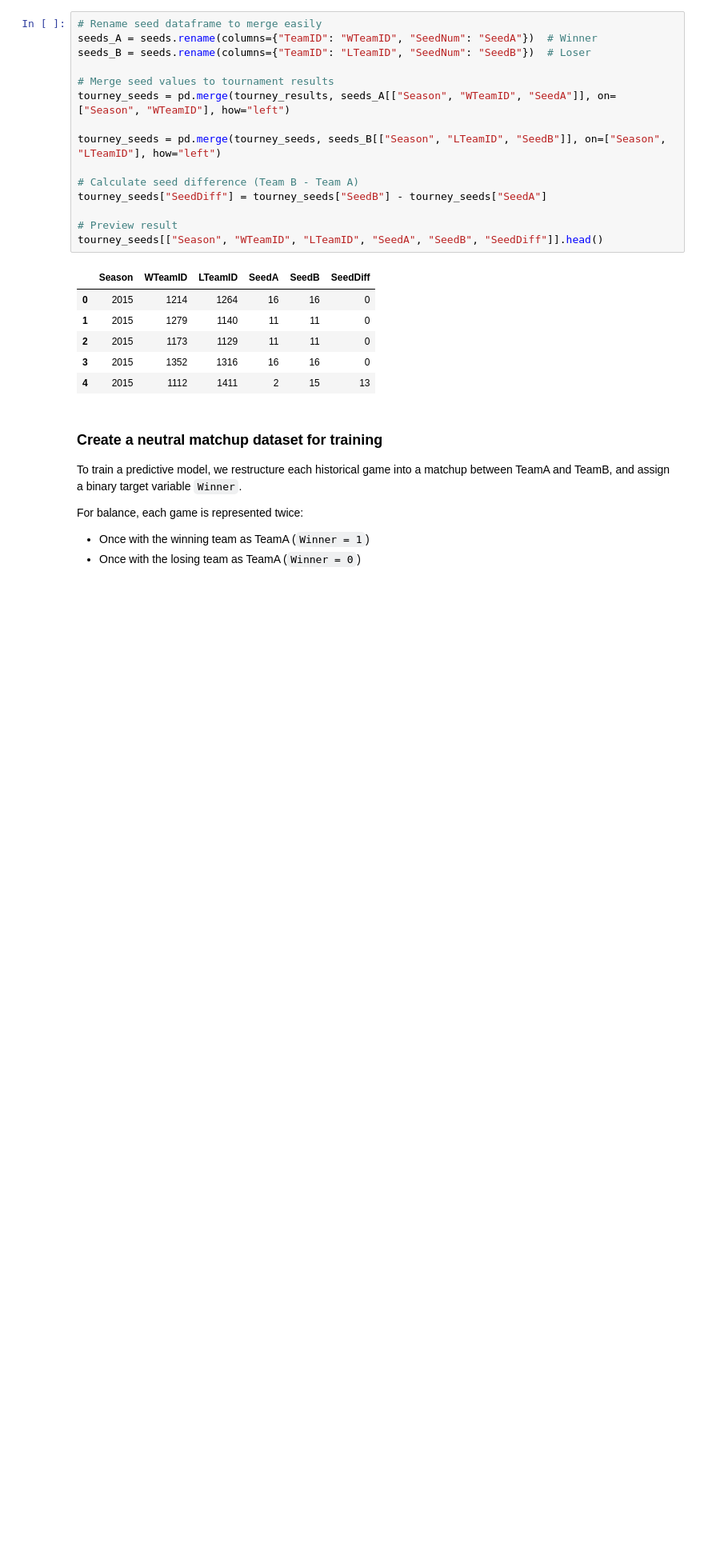
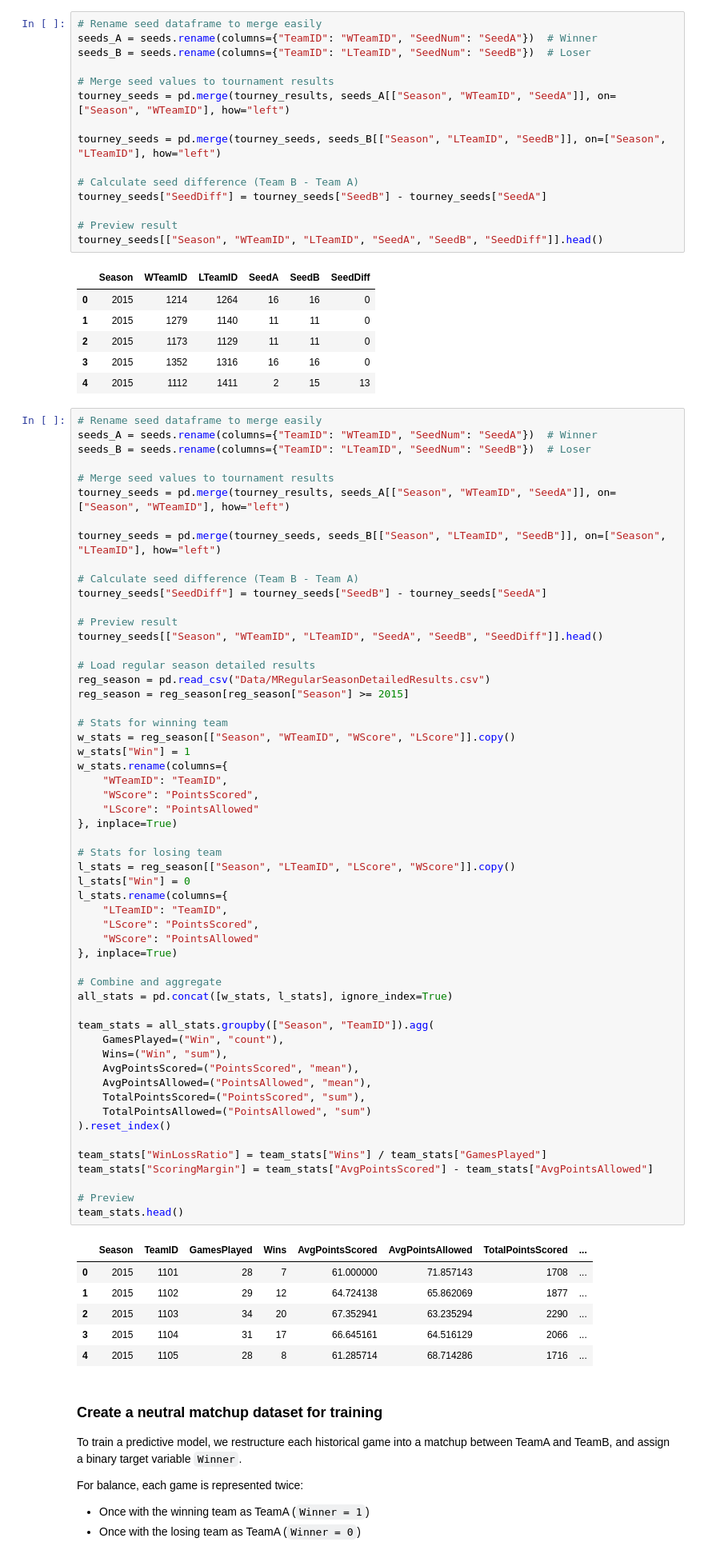
Before and after one commit to xsarias/SystemsA-D, a Jupyter notebook: Workshop_3/Simulations/simulations.ipynb, the cells around one changed output. Shown at 80% size. Saved outputs shown, nothing was run; the diff lists cells and outputs as text; blank space fills up the shorter version.

```diff
--- a/Workshop_3/Simulations/simulations.ipynb
+++ b/Workshop_3/Simulations/simulations.ipynb
@@ -151,6 +151,68 @@ tourney_seeds[["Season", "WTeamID", "LTeamID", "SeedA", "SeedB", "SeedDiff"]].he
 | 2 | 2015 | 1173 | 1129 | 11 | 11 | 0 |
 | 3 | 2015 | 1352 | 1316 | 16 | 16 | 0 |
 | 4 | 2015 | 1112 | 1411 | 2 | 15 | 13 |
+# %%
+# Rename seed dataframe to merge easily
+seeds_A = seeds.rename(columns={"TeamID": "WTeamID", "SeedNum": "SeedA"})  # Winner
+seeds_B = seeds.rename(columns={"TeamID": "LTeamID", "SeedNum": "SeedB"})  # Loser
+
+# Merge seed values to tournament results
+tourney_seeds = pd.merge(tourney_results, seeds_A[["Season", "WTeamID", "SeedA"]], on=["Season", "WTeamID"], how="left")
+
+tourney_seeds = pd.merge(tourney_seeds, seeds_B[["Season", "LTeamID", "SeedB"]], on=["Season", "LTeamID"], how="left")
+
+# Calculate seed difference (Team B - Team A)
+tourney_seeds["SeedDiff"] = tourney_seeds["SeedB"] - tourney_seeds["SeedA"]
+
+# Preview result
+tourney_seeds[["Season", "WTeamID", "LTeamID", "SeedA", "SeedB", "SeedDiff"]].head()
+
+# Load regular season detailed results
+reg_season = pd.read_csv("Data/MRegularSeasonDetailedResults.csv")
+reg_season = reg_season[reg_season["Season"] >= 2015]
+
+# Stats for winning team
+w_stats = reg_season[["Season", "WTeamID", "WScore", "LScore"]].copy()
+w_stats["Win"] = 1
+w_stats.rename(columns={
+    "WTeamID": "TeamID",
+    "WScore": "PointsScored",
+    "LScore": "PointsAllowed"
+}, inplace=True)
+
+# Stats for losing team
+l_stats = reg_season[["Season", "LTeamID", "LScore", "WScore"]].copy()
+l_stats["Win"] = 0
+l_stats.rename(columns={
+    "LTeamID": "TeamID",
+    "LScore": "PointsScored",
+    "WScore": "PointsAllowed"
+}, inplace=True)
+
+# Combine and aggregate
+all_stats = pd.concat([w_stats, l_stats], ignore_index=True)
+
+team_stats = all_stats.groupby(["Season", "TeamID"]).agg(
+    GamesPlayed=("Win", "count"),
+    Wins=("Win", "sum"),
+    AvgPointsScored=("PointsScored", "mean"),
+    AvgPointsAllowed=("PointsAllowed", "mean"),
+    TotalPointsScored=("PointsScored", "sum"),
+    TotalPointsAllowed=("PointsAllowed", "sum")
+).reset_index()
+
+team_stats["WinLossRatio"] = team_stats["Wins"] / team_stats["GamesPlayed"]
+team_stats["ScoringMargin"] = team_stats["AvgPointsScored"] - team_stats["AvgPointsAllowed"]
+
+# Preview
+team_stats.head()
+# %% [output]
+|  | Season | TeamID | GamesPlayed | Wins | AvgPointsScored | AvgPointsAllowed | TotalPointsScored | ... |
+| 0 | 2015 | 1101 | 28 | 7 | 61.000000 | 71.857143 | 1708 | ... |
+| 1 | 2015 | 1102 | 29 | 12 | 64.724138 | 65.862069 | 1877 | ... |
+| 2 | 2015 | 1103 | 34 | 20 | 67.352941 | 63.235294 | 2290 | ... |
+| 3 | 2015 | 1104 | 31 | 17 | 66.645161 | 64.516129 | 2066 | ... |
+| 4 | 2015 | 1105 | 28 | 8 | 61.285714 | 68.714286 | 1716 | ... |
 # %% [markdown]
 ### Create a neutral matchup dataset for training
 
```
Also changed, not shown: parts of 1 cell of this notebook.
